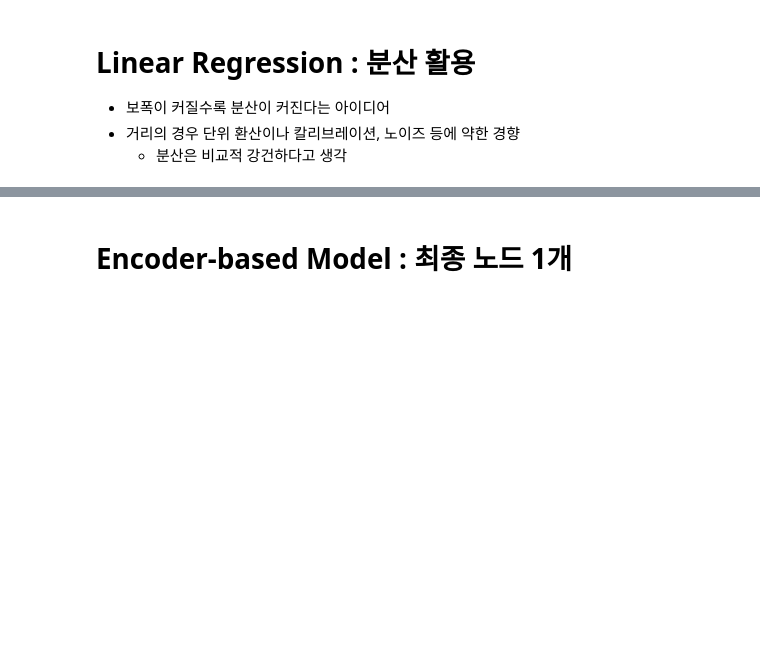
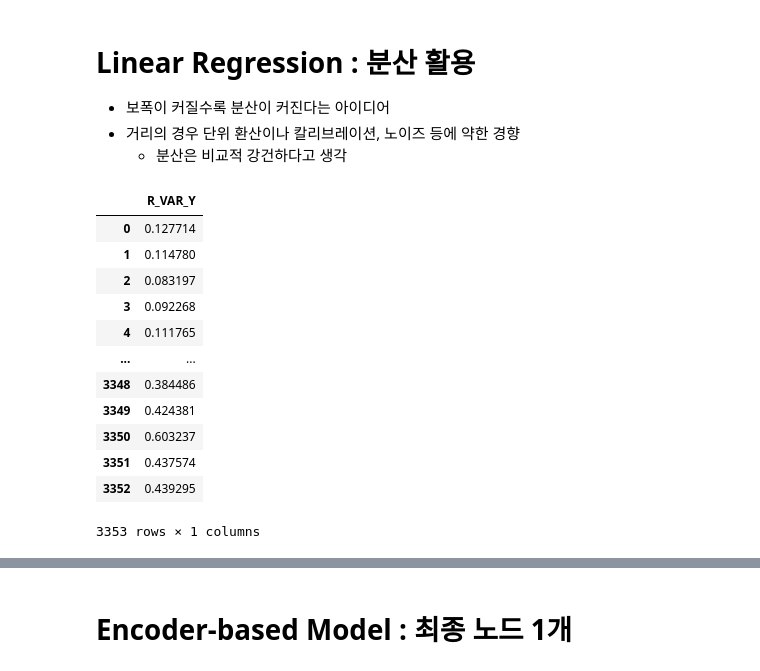
Before and after one commit to taeoowl/gait, a Jupyter notebook: gait/ksci/분산 곱해보기_220724.ipynb, the cells around one changed output, grey strips where cells are left out. Drawn from its saved outputs; the diff is of its cells as text; code cells hidden in the pictures; blank space fills up the shorter version.

```diff
--- a/gait/ksci/분산 곱해보기_220724.ipynb
+++ b/gait/ksci/분산 곱해보기_220724.ipynb
@@ -47,6 +47,21 @@ x_test.columns =  ['R_VAR_X', 'R_VAR_Y', 'R_VAR_Z']
 # %%
-x_train = pd.DataFrame(x_train.R_VAR_Y)
-x_test = pd.DataFrame(x_test.R_VAR_Y)
+# x_train = pd.DataFrame(x_train.R_VAR_Y)
+# x_test = pd.DataFrame(x_test.R_VAR_Y)
+x_train
+# %% [output]
+|  | R_VAR_Y |
+| 0 | 0.127714 |
+| 1 | 0.114780 |
+| 2 | 0.083197 |
+| 3 | 0.092268 |
+| 4 | 0.111765 |
+| ... | ... |
+| 3348 | 0.384486 |
+| 3349 | 0.424381 |
+| 3350 | 0.603237 |
+| 3351 | 0.437574 |
+| 3352 | 0.439295 |
+3353 rows × 1 columns
 # %%
 reg = LinearRegression()
 reg.fit(x_train, y_train)
```
Also changed, not shown: parts of 15 cells of this notebook, 10 other files.
